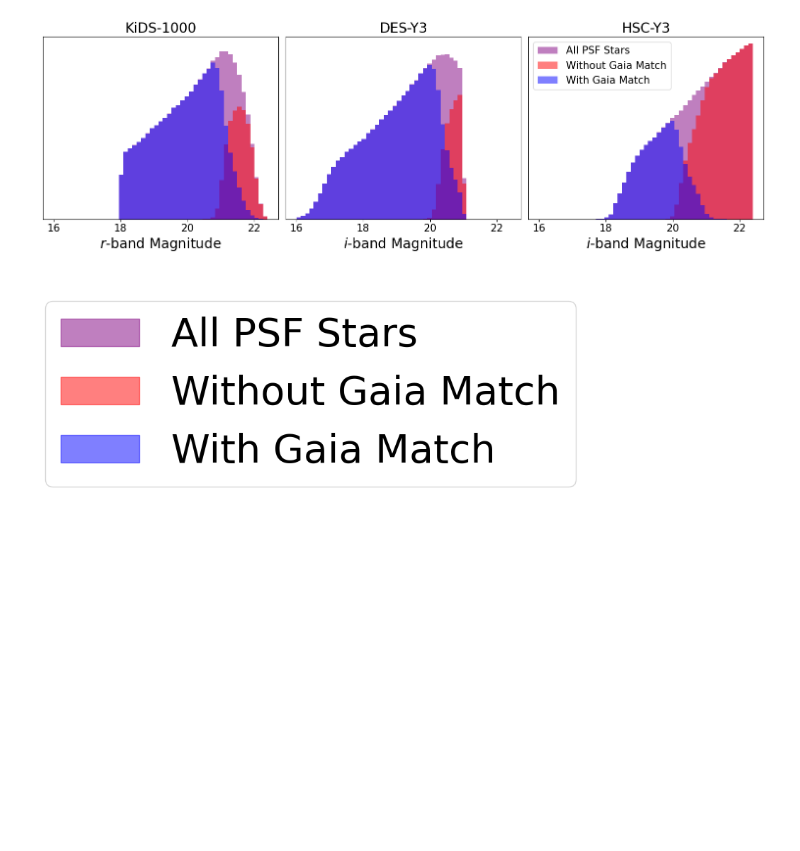
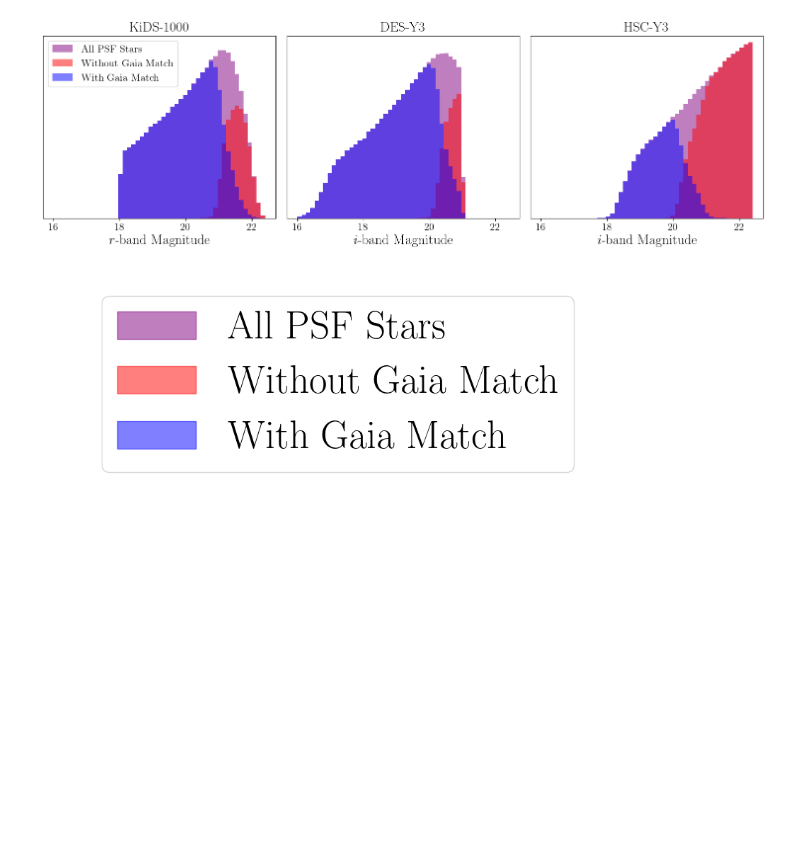
Before and after one commit to LSSTDESC/nulltests_txpipe, a Jupyter notebook: paper_plots/Fig4/PSFPurityPlot.ipynb, the cells around one changed output. Drawn from its saved outputs; the diff is of its cells as text; code cells hidden in the pictures.

Commit message:
updated fig4 after resolving latex issues

```diff
--- a/paper_plots/Fig4/PSFPurityPlot.ipynb
+++ b/paper_plots/Fig4/PSFPurityPlot.ipynb
@@ -1,30 +1,28 @@
 # %%
 import matplotlib.pyplot as plt
 import pandas as pd
+import numpy as np
+import matplotlib as mpl
 
-# Can't get latex to work on midway, hope it works on nersc
+# This is how I got latex to work on Midway, may be different on NERSC
+
 # os.system('module load texlive/2022')
 
-# plt.rcParams.update({
-#     "text.usetex": True,
-#     "font.family": "Times",
-#     "font.size"  : 13
-# })
+plt.rcParams.update({
+    "text.usetex": True,
+    "font.family": "Times",
+    "font.size"  : 13
+})
 
-# mpl.rcParams.update({'font.size': 15})
+mpl.rcParams.update({'font.size': 15})
 
 # mpl.rcParams['mathtext.fontset'] = 'stix'
-# plt.rc('text.latex', preamble=r'\usepackage{/global/cfs/cdirs/lsst/groups/WL/users/yomori/repo/nulltests_txpipe/apjfonts}')
+#plt.rc('text.latex', preamble=r'\usepackage{/global/cfs/cdirs/lsst/groups/WL/users/yomori/repo/nulltests_txpipe/apjfonts}')
 
-# #plt.rcParams["font.family"] = "Times New Roman"
+plt.rcParams["font.family"] = "Times New Roman"
 
-# plt.rcParams['axes.facecolor']   = 'w'
-# plt.rcParams['figure.facecolor'] = 'w'
-
-
-# kidscol = '#9CC363'    # light olive
-# descol  = 'chocolate'  # dark orange
-# hsccol  = '#5A8BAF'    # lightpurple
+plt.rcParams['axes.facecolor']   = 'w'
+plt.rcParams['figure.facecolor'] = 'w'
 # %%
 hsc_path = "HSCY3_MATCH_BANDi.csv"
 kids_path = "KIDS_MATCH_BANDr.csv"
@@ -65,35 +63,36 @@ axes[1].hist(master_comb_df_des["mag0"][~match_idx_des], bins=common_bin, label=
 axes[1].hist(master_comb_df_des["mag0"][match_idx_des][super_match_idx_des], bins=common_bin, label="With Gaia Match", alpha=0.5, color="blue")
 axes[1].set_title(r"DES-Y3", fontsize=20)
 axes[1].set_xlabel("$i$-band Magnitude", fontsize=20)
 axes[1].tick_params(axis='both', which='both', labelsize=15)
 axes[1].locator_params(axis='x', nbins=5)
 axes[1].locator_params(axis='y', nbins=5)
 axes[1].set_yticks([])
 axes[1].set_yticklabels([])
 axes[1].set_ylim(0, 50000)
 
 
 
 # Plot for master_comb_df_hsc
 match_idx_hsc = (master_comb_df_hsc["matched"] == 1)
 super_match_idx_hsc = (master_comb_df_hsc[match_idx_hsc]["non_single_star"] == 0) & (master_comb_df_hsc[match_idx_hsc]["in_galaxy_candidates"] == False)
 axes[2].hist(master_comb_df_hsc["mag0"], bins=common_bin, label="All PSF Stars", alpha=0.5, color="purple")
 axes[2].hist(master_comb_df_hsc["mag0"][~match_idx_hsc], bins=common_bin, label="Without Gaia Match", alpha=0.5, color="red")
 axes[2].hist(master_comb_df_hsc["mag0"][match_idx_hsc][super_match_idx_hsc], bins=common_bin, label="With Gaia Match", alpha=0.5, color="blue")
 axes[2].set_title("HSC-Y3", fontsize=20)
 axes[2].set_xlabel("$i$-band Magnitude", fontsize=20)
 axes[2].tick_params(axis='both', which='both', labelsize=15)
 axes[2].locator_params(axis='x', nbins=5)
 axes[2].locator_params(axis='y', nbins=5)
 axes[2].set_yticks([])
 axes[2].set_yticklabels([])
 axes[2].set_ylim(0, 50000)
-axes[2].legend(fontsize = 15)
+axes[0].legend(fontsize = 15)
 
 plt.tight_layout()
+plt.savefig("fig4.png", dpi=400, transparent=True)
 plt.show()
 # %% [output]
-[figure, old version]
+[figure, new version]
 # %%
 # High-res label if we want to combine in overleaf rather than matplotlib
 
@@ -109,6 +108,6 @@ with_match_patch = mpatches.Patch(color='blue', label='With Gaia Match', alpha=0
 
 # Create legend with the patches
 plt.legend(handles=[all_stars_patch, without_match_patch, with_match_patch], fontsize = 40)
-plt.savefig("paper_figures/legend.png", dpi=400, transparent=True)
+plt.savefig("legend.png", dpi=400, transparent=True)
 # %% [output]
-[figure, old version]
+[figure, new version]
```
Also changed, not shown: 2 other files.
